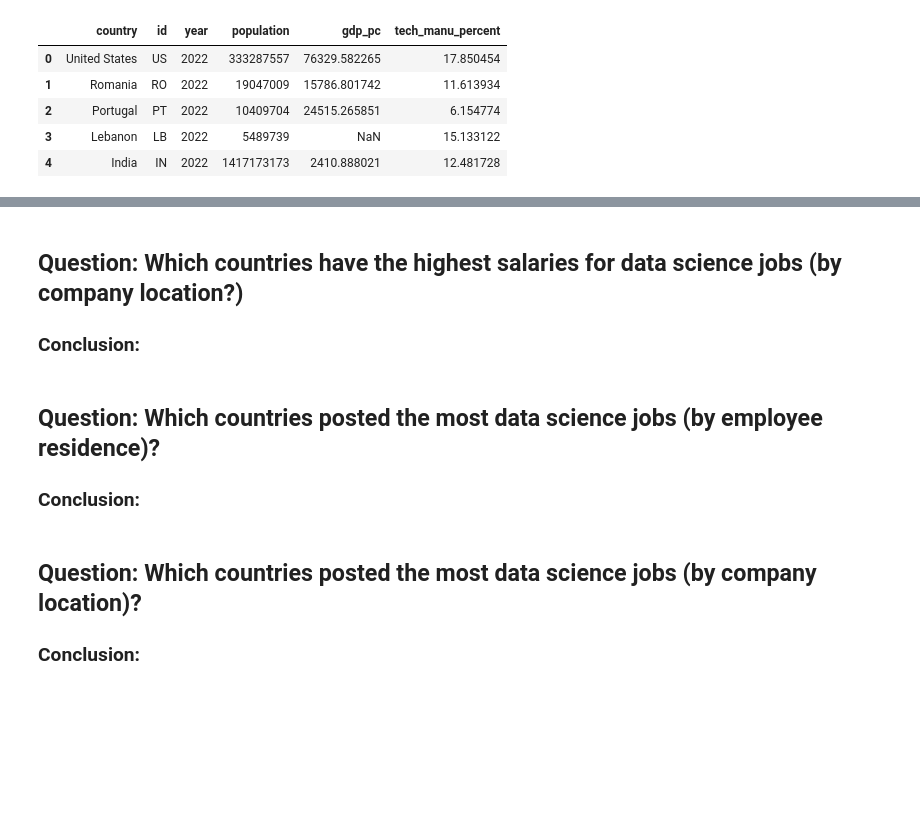
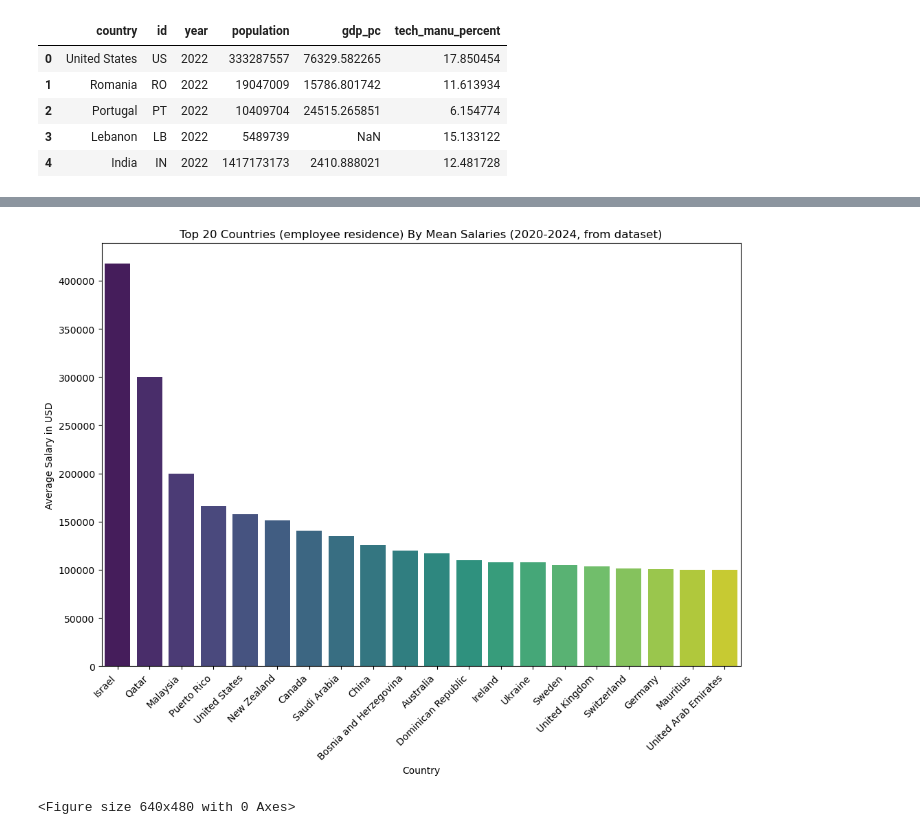
Before and after one commit to TaylorMater/UTA-DAB-Project-1, a Jupyter notebook: scripts/riley_notebook.ipynb, the cells around one changed output, grey strips where cells are left out. Drawn from its saved outputs; the diff is of its cells as text; code cells hidden in the pictures; blank space fills up the shorter version.

Commit message:
Finished Riley portion of project

```diff
--- a/scripts/riley_notebook.ipynb
+++ b/scripts/riley_notebook.ipynb
@@ -111,12 +102,21 @@ plt.show()
-# %% [markdown]
-## Question: Which countries have the highest salaries for data science jobs (by company location?)
-
-### Conclusion:
-# %% [markdown]
-## Question: Which countries posted the most data science jobs (by employee residence)?
-
-### Conclusion:
-# %% [markdown]
-## Question: Which countries posted the most data science jobs (by company location)?
-
-### Conclusion:
+# %%
+#showing the top 20:
+
+top_num = 20
+top_num_df = sorted_country_employee_salary_df.nlargest(top_num, 'salary_in_usd')
+
+# #top 20 countries by data science salaries for employees residing in said country
+# display(sorted_country_employee_salary_df.head(20))
+
+plt.figure(figsize=(12, 8))
+sns.barplot(x='employee_residence', y='salary_in_usd', data=top_num_df, palette='viridis')
+plt.title(f'Top {top_num} Countries (employee residence) By Mean Salaries (2020-2024, from dataset)')
+plt.xlabel('Country')
+plt.ylabel('Average Salary in USD')
+plt.xticks(rotation=45, ha='right')
+plt.show()
+
+plt.savefig(Path('../figures//riley/fig002.png'))
+# %% [output]
+[figure, added]
+<Figure size 640x480 with 0 Axes>
```
Also changed, not shown: parts of 25 cells of this notebook, 15 other files.
